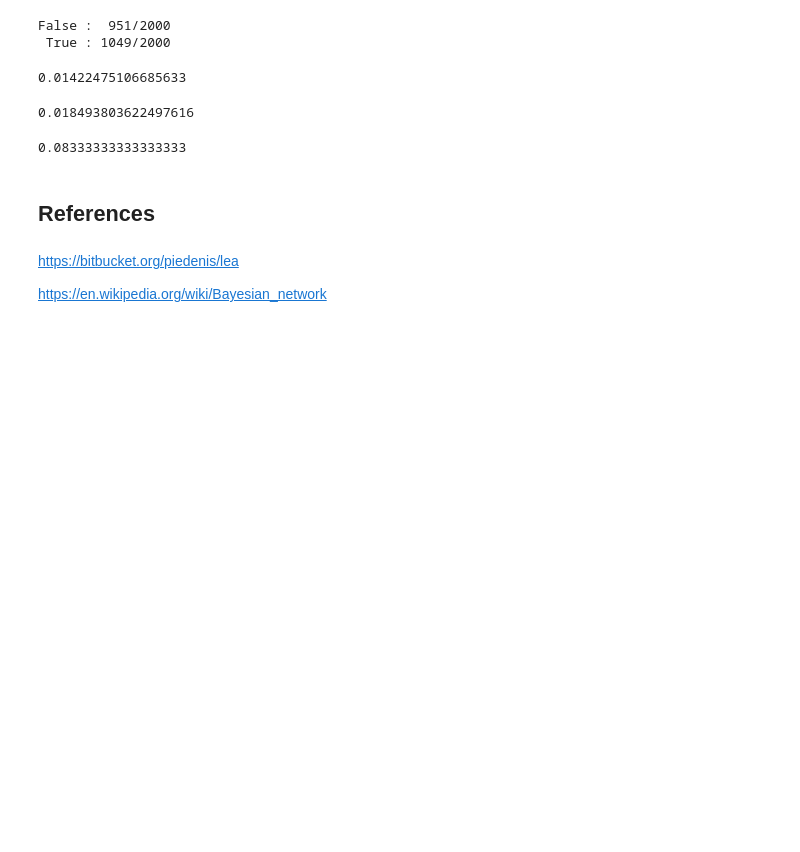
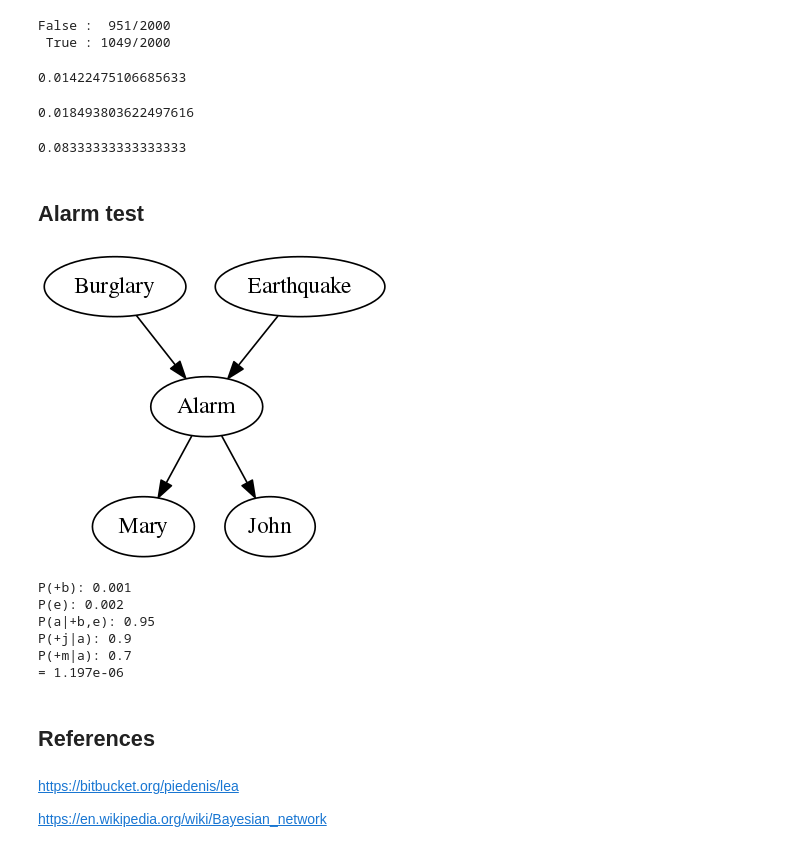
Before and after one commit to xmnlab/notebooks, a Jupyter notebook: probability/LeaPkgStudies.ipynb, the cells around one changed output. Cells and saved outputs as stored; diff of their text form; code cells hidden in the pictures; blank space fills up the shorter version.

Commit message:
new test with lea package

```diff
--- a/probability/LeaPkgStudies.ipynb
+++ b/probability/LeaPkgStudies.ipynb
@@ -6,3 +11,18 @@
+# %%
+def draw_graph(
+    graph, labels=None
+):
+    # create networkx graph
+    G = nx.DiGraph()
+    G.graph['dpi'] = 120
+
+    G.add_nodes_from(set([
+        graph[k1][k2]
+        for k1 in range(len(graph))
+        for k2 in range(len(graph[k1]))
+    ]))
+    G.add_edges_from(graph)
+    return draw(G, show='ipynb')
 # %% [markdown]
 ## Flip coin
 # %%
@@ -171,3 +191,15 @@ Raise.given(Happy).pmf(True)
 Raise.given(Happy & ~Sunny).pmf(True)
 # %% [output]
 0.08333333333333333
+# %% [markdown]
+## Alarm test
+# %%
+graph = [
+    ('Burglary', 'Alarm'),
+    ('Earthquake', 'Alarm'),
+    ('Alarm', 'John'),
+    ('Alarm', 'Mary')
+]
+draw_graph(graph)
+# %% [output]
+[figure, added]
@@ -174,3 +220,18 @@ Raise.given(Happy & ~Sunny).pmf(True)
+# %%
+# P(+b) P(e) P(a|+b,e) P(+j|a) P(+m|a)
+print('P(+b):', Burglary.pmf(True))
+print('P(e):', Earthquake.pmf(True))
+print('P(a|+b,e):', Alarm.given(Burglary & Earthquake).pmf(True))
+print('P(+j|a):', John.given(Alarm).pmf(True))
+print('P(+m|a):', Mary.given(Alarm).pmf(True))
+print('=', 0.001 * 0.002 * 0.95 * 0.9 * 0.7)
+# %% [output]
+P(+b): 0.001
+P(e): 0.002
+P(a|+b,e): 0.95
+P(+j|a): 0.9
+P(+m|a): 0.7
+= 1.197e-06
 # %% [markdown]
 ## References
 # %% [markdown]
```
Also changed, not shown: parts of 4 cells of this notebook.
